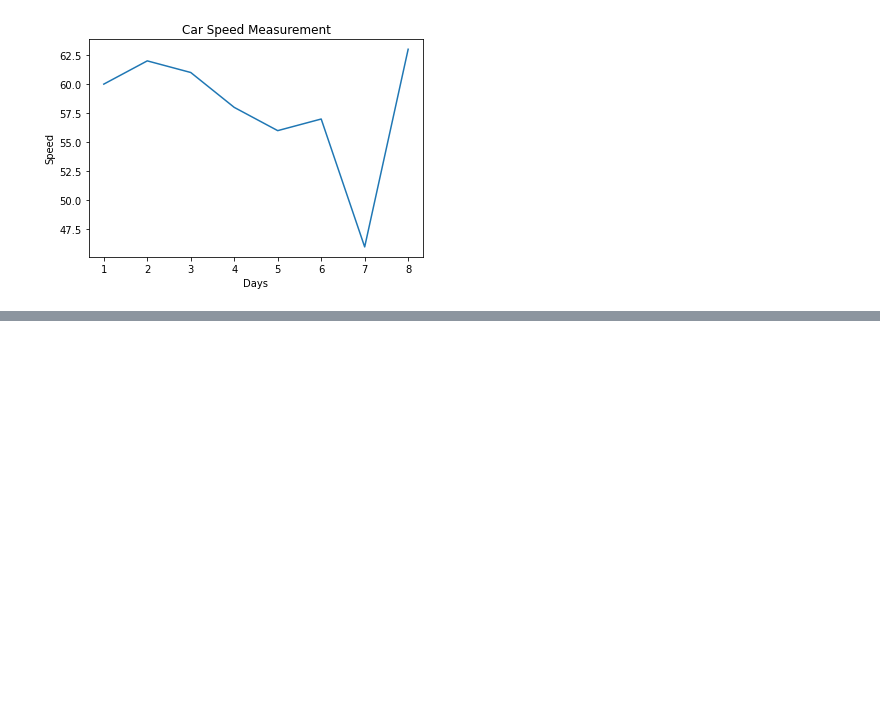
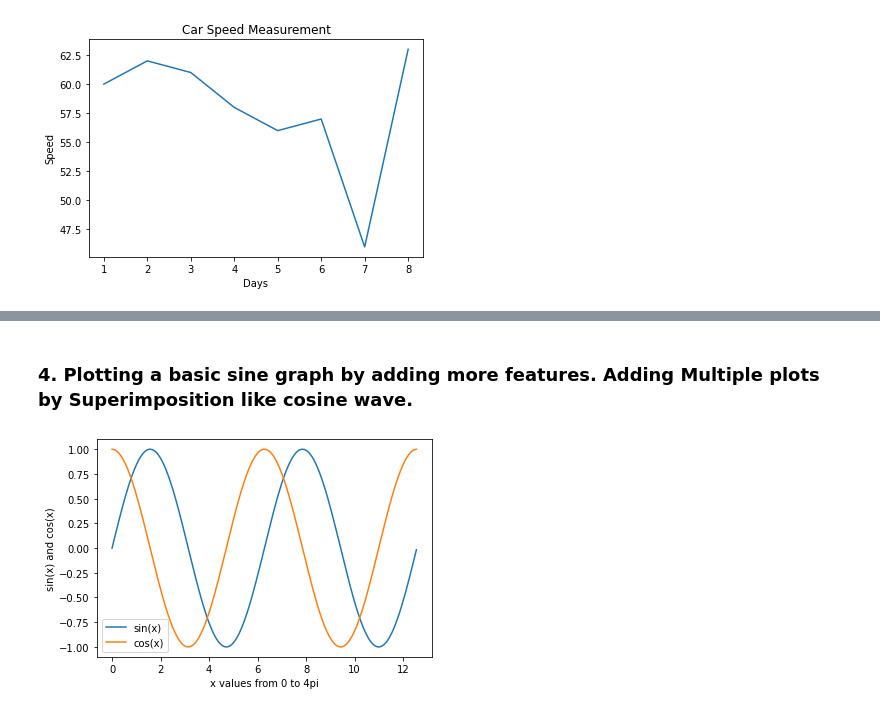
Before and after one commit to chetan6780/ML-Training, a Jupyter notebook: Assignments/DS_3.ipynb, the cells around one changed output, grey strips where cells are left out. Cells and saved outputs as stored; diff of their text form; code cells hidden in the pictures; blank space fills up the shorter version.

```diff
--- a/Assignments/DS_3.ipynb
+++ b/Assignments/DS_3.ipynb
@@ -21,0 +93,22 @@ plt.show()
+# %% [markdown]
+
+### 4. Plotting a basic sine graph by adding more features. Adding Multiple plots by Superimposition like cosine wave.
+# %%
+import matplotlib.pyplot as plt
+import numpy as np
+import math
+
+X = np.arange(0, math.pi*4, 0.05)
+Y1 = np.sin(X)
+Y2 = np.cos(X)
+
+plt.plot(X, Y1)
+plt.plot(X, Y2)
+
+plt.xlabel('x values from 0 to 4pi')
+plt.ylabel('sin(x) and cos(x)')
+
+plt.legend(["sin(x)","cos(x)"])
+plt.show()
+# %% [output]
+[figure, added]
```
Also changed, not shown: parts of 18 cells of this notebook.
